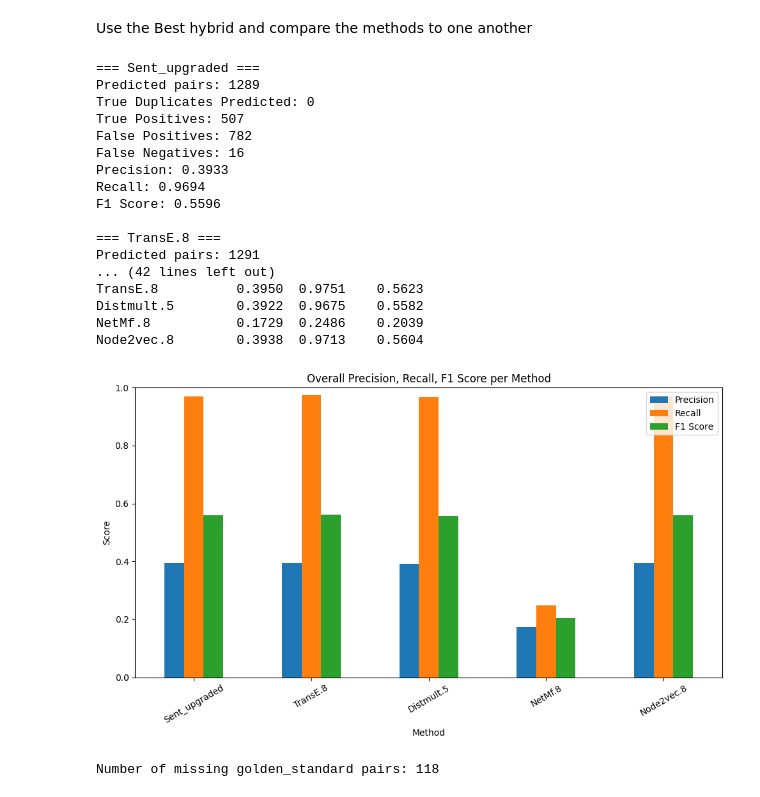
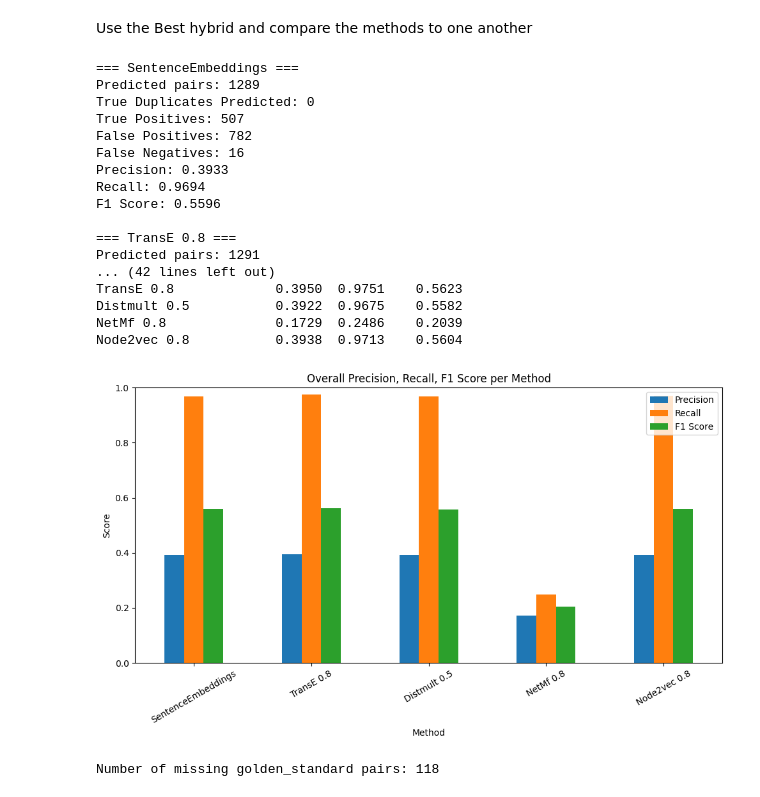
Before and after one commit to Timszy/entity-deduplication-hack-main, a Jupyter notebook: EvaluateRelations.ipynb, the cells around one changed output. Saved outputs shown, nothing was run; the diff lists cells and outputs as text; code cells hidden in the pictures.

```diff
--- a/EvaluateRelations.ipynb
+++ b/EvaluateRelations.ipynb
@@ -153,11 +158,11 @@ golden_standard = pd.read_csv(f'data/test_golden_standard_relation.csv')
 
 # Define which match files to analyze
 match_files = {
-    'Sent_upgraded': f'matches_relation/SentenceEmbedding.json',
-    'TransE.8' : f'matches_relation/HybridTransE_alpha_0.8.json',
-    'Distmult.5': f'matches_relation/HybridDistmult_alpha_0.5.json',
-    'NetMf.8' : f'matches_relation/HybridNetMf_alpha_0.8.json',
-    'Node2vec.8': f'matches_relation/HybridNode2vecLow_alpha_0.8.json',
+    'SentenceEmbeddings': f'matches_relation/SentenceEmbedding.json',
+    'TransE 0.8' : f'matches_relation/HybridTransE_alpha_0.8.json',
+    'Distmult 0.5': f'matches_relation/HybridDistmult_alpha_0.5.json',
+    'NetMf 0.8' : f'matches_relation/HybridNetMf_alpha_0.8.json',
+    'Node2vec 0.8': f'matches_relation/HybridNode2vecLow_alpha_0.8.json',
 }
 
 def extract_uuid(uri):
@@ -259,40 +264,40 @@ for match_type, filepath in match_files.items():
     # print(variation_stats)
     # print(entity_stats)
     # print(combo_stats)
 
 # --- Final Reporting and Plotting ---
 pr_df = pd.DataFrame(precision_recall_summary).T.round(4)
 print("\nPrecision, Recall, F1 Score per Method:")
 print(pr_df)
 
 # Barplot: Percentage of matched duplicates by entity type
 pr_df.plot(kind='bar', figsize=(10,6))
 plt.xlabel('Method')
 plt.ylabel('Score')
 plt.title('Overall Precision, Recall, F1 Score per Method')
 plt.ylim(0, 1)
 plt.xticks(rotation=30)
 plt.tight_layout()
 plt.show()
 # %% [output]
-=== Sent_upgraded ===
+=== SentenceEmbeddings ===
 Predicted pairs: 1289
 True Duplicates Predicted: 0
 True Positives: 507
 False Positives: 782
 False Negatives: 16
 Precision: 0.3933
 Recall: 0.9694
 F1 Score: 0.5596
 
-=== TransE.8 ===
+=== TransE 0.8 ===
 Predicted pairs: 1291
 ... (42 lines left out)
-TransE.8          0.3950  0.9751    0.5623
-Distmult.5        0.3922  0.9675    0.5582
-NetMf.8           0.1729  0.2486    0.2039
-Node2vec.8        0.3938  0.9713    0.5604
+TransE 0.8             0.3950  0.9751    0.5623
+Distmult 0.5           0.3922  0.9675    0.5582
+NetMf 0.8              0.1729  0.2486    0.2039
+Node2vec 0.8           0.3938  0.9713    0.5604
-[figure, old version]
+[figure, new version]
 # %%
 # %% [output]
 Number of missing golden_standard pairs: 118
```
Also changed, not shown: parts of 2 cells of this notebook, 5 other files.
